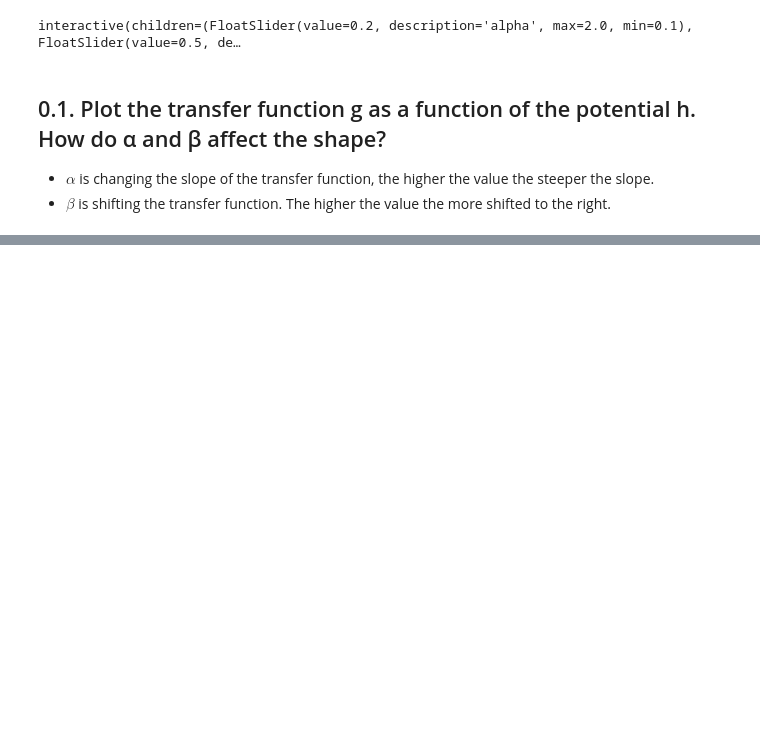
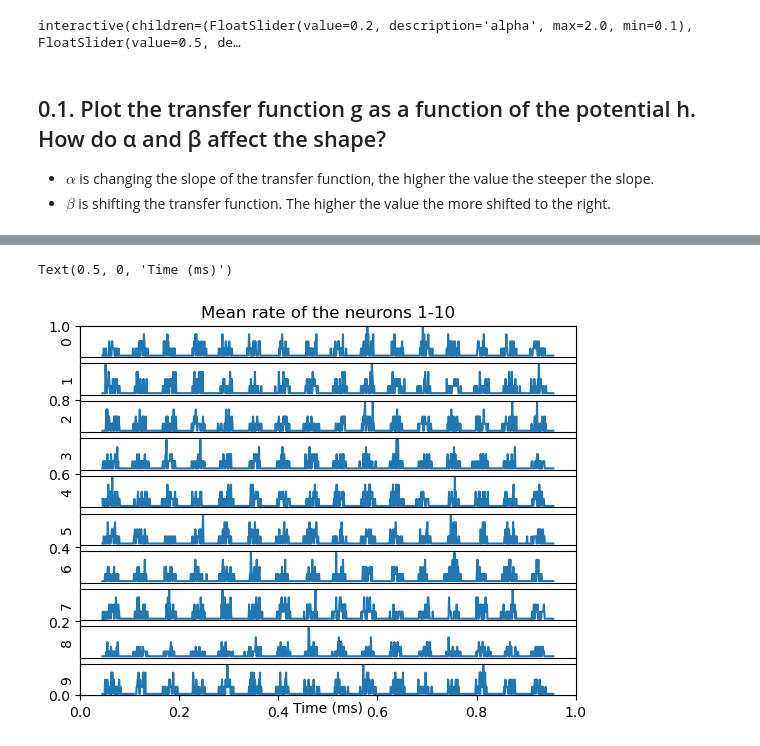
Before and after one commit to nosratullah/path_integration, a Jupyter notebook: attractors.ipynb, the cells around one changed output, grey strips where cells are left out. Cells and saved outputs as stored; diff of their text form; code cells hidden in the pictures; blank space fills up the shorter version.

```diff
--- a/attractors.ipynb
+++ b/attractors.ipynb
@@ -88,0 +87,17 @@ Text(0.5, 1.0, 'Spike raster')
+# %%
+# calculating the mean rate of the neurons
+mean_rate = np.zeros((N, T))
+for t in np.arange(0, int(T/dt), 10):
+    mean_rate[:, int(t*dt)] = np.mean(spikes[:, t:t+10], axis=1)
+
+# plotting the mean rate of the neurons 1 -10
+plt.title('Mean rate of the neurons 1-10')
+for n in range(10):
+    plt.subplot(10, 1, n+1)
+    plt.plot(mean_rate[n, :])
+    plt.ylabel(f'{n}')
+    plt.xticks([]); plt.yticks([])
+plt.xlabel('Time (ms)')
+# %% [output]
+Text(0.5, 0, 'Time (ms)')
+[figure, added]
```
Also changed, not shown: parts of 8 cells of this notebook.
